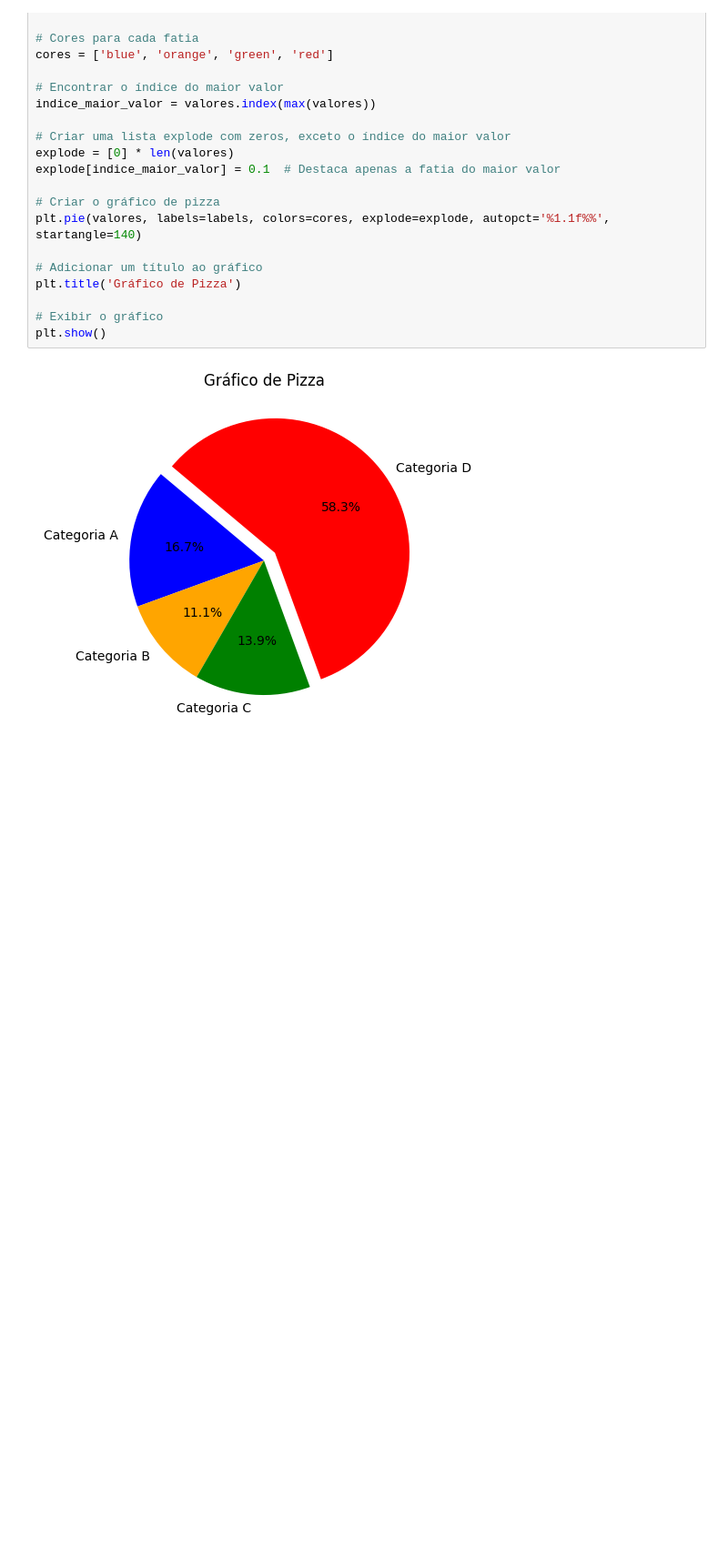
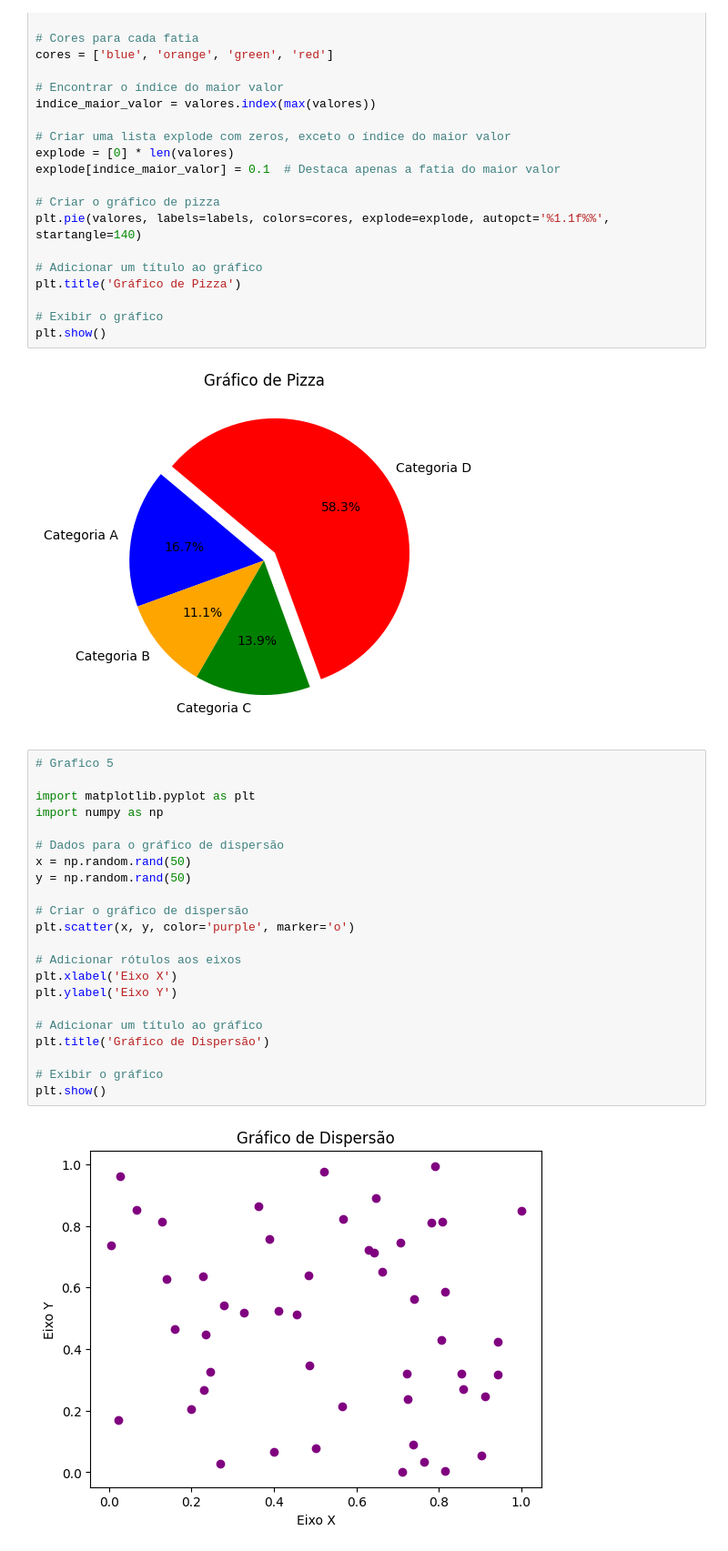
Before and after one commit to kono100/Graficos_em_Python, a Jupyter notebook: grafico.ipynb, the cells around one changed output. Shown at 91% size. Cells and saved outputs as stored; diff of their text form; blank space fills up the shorter version.

```diff
--- a/grafico.ipynb
+++ b/grafico.ipynb
@@ -105,3 +105,27 @@ plt.title('Gráfico de Pizza')
 plt.show()
 # %% [output]
 [figure]
+# %%
+# Grafico 5
+
+import matplotlib.pyplot as plt
+import numpy as np
+
+# Dados para o gráfico de dispersão
+x = np.random.rand(50)
+y = np.random.rand(50)
+
+# Criar o gráfico de dispersão
+plt.scatter(x, y, color='purple', marker='o')
+
+# Adicionar rótulos aos eixos
+plt.xlabel('Eixo X')
+plt.ylabel('Eixo Y')
+
+# Adicionar um título ao gráfico
+plt.title('Gráfico de Dispersão')
+
+# Exibir o gráfico
+plt.show()
+# %% [output]
+[figure, added]
```
